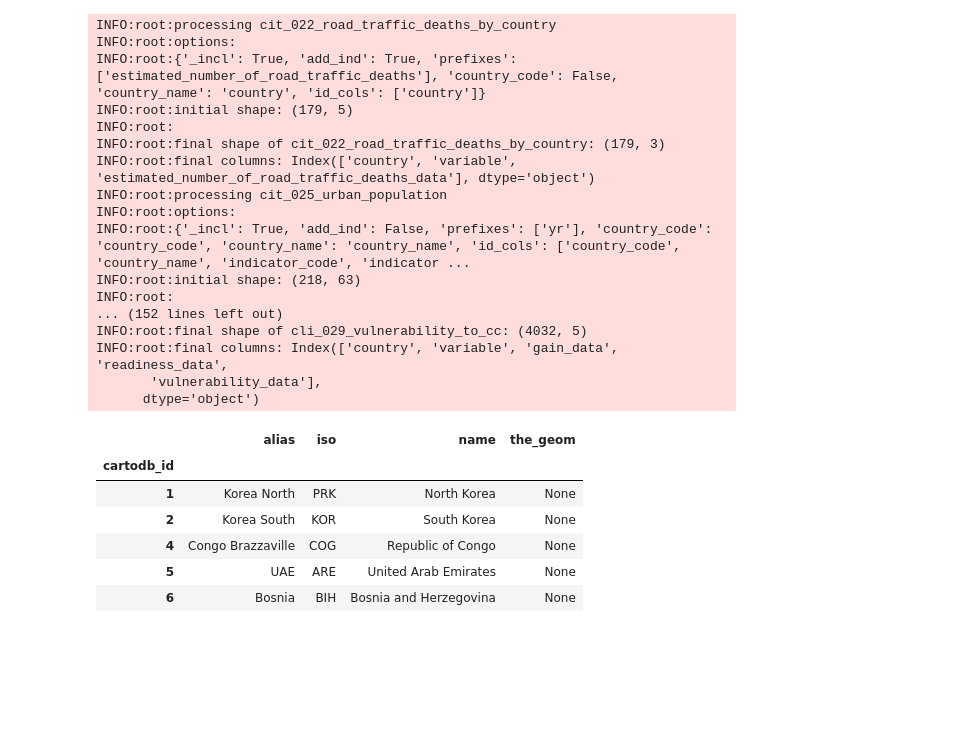
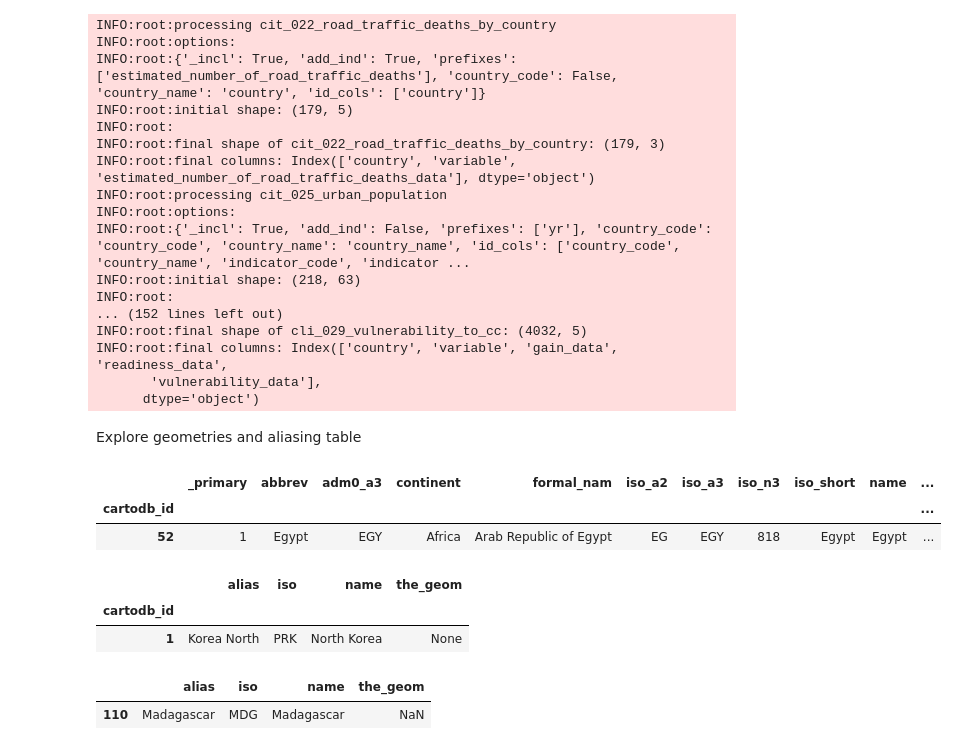
Before and after one commit to nsuberi/ResourceWatchCode, a Jupyter notebook: Metadata Management/To Long Form.ipynb, the cells around one changed output. Saved outputs shown, nothing was run; the diff lists cells and outputs as text; code cells hidden in the pictures; blank space fills up the shorter version.

```diff
--- a/Metadata Management/To Long Form.ipynb
+++ b/Metadata Management/To Long Form.ipynb
@@ -456,15 +477,23 @@ INFO:root:final shape of cli_029_vulnerability_to_cc: (4032, 5)
 INFO:root:final columns: Index(['country', 'variable', 'gain_data', 'readiness_data',
        'vulnerability_data'],
       dtype='object')
-# %%
-# Explore geometries and aliasing table
-tables['geometry']['data'].head()
-tables['country_aliases']['data'].head()
-# %% [output]
-|  | alias | iso | name | the_geom |
-| cartodb_id |  |  |  |  |
-| 1 | Korea North | PRK | North Korea | None |
-| 2 | Korea South | KOR | South Korea | None |
-| 4 | Congo Brazzaville | COG | Republic of Congo | None |
-| 5 | UAE | ARE | United Arab Emirates | None |
-| 6 | Bosnia | BIH | Bosnia and Herzegovina | None |
+# %% [markdown]
+Explore geometries and aliasing table
+# %%
+tables['geometry']['data'].head(1)
+# %% [output]
+|  | _primary | abbrev | adm0_a3 | continent | formal_nam | iso_a2 | iso_a3 | iso_n3 | iso_short | name | ... |
+| cartodb_id |  |  |  |  |  |  |  |  |  |  | ... |
+| 52 | 1 | Egypt | EGY | Africa | Arab Republic of Egypt | EG | EGY | 818 | Egypt | Egypt | ... |
+# %%
+tables['country_aliases']['data'].head(1)
+# %% [output]
+|  | alias | iso | name | the_geom |
+| cartodb_id |  |  |  |  |
+| 1 | Korea North | PRK | North Korea | None |
+# %%
+tables['country_aliases']['data'][tables['country_aliases']['data']['alias']=='Madagascar']
+#tables['geometry']['data'][tables['geometry']['data']['adm0_a3']=='MLI']
+# %% [output]
+|  | alias | iso | name | the_geom |
+| 110 | Madagascar | MDG | Madagascar | NaN |
```
Also changed, not shown: parts of 10 cells of this notebook, 2 other files.
